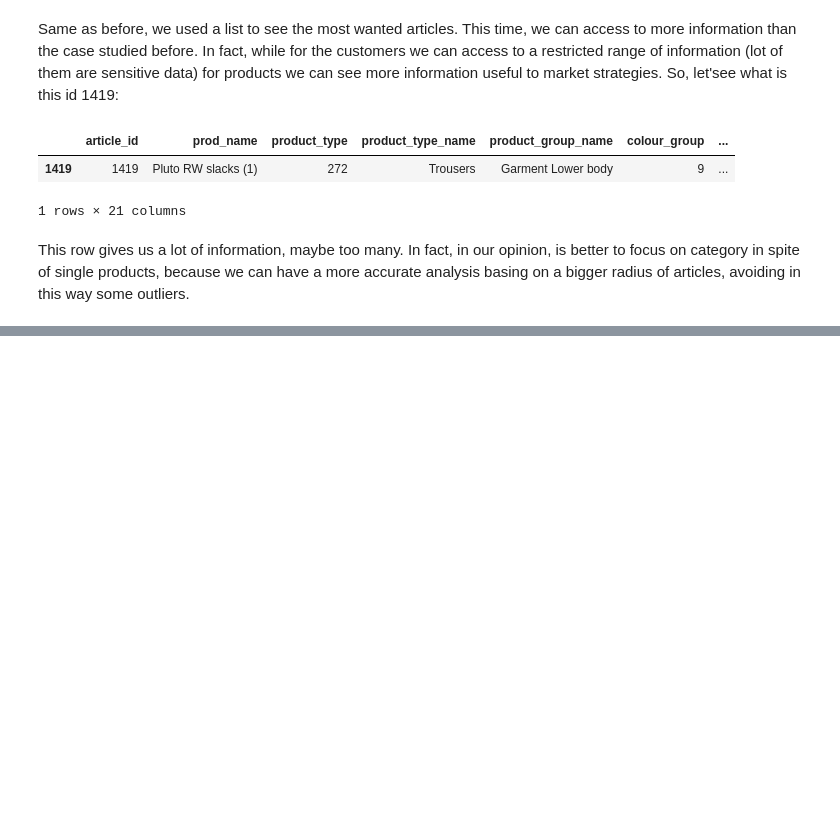
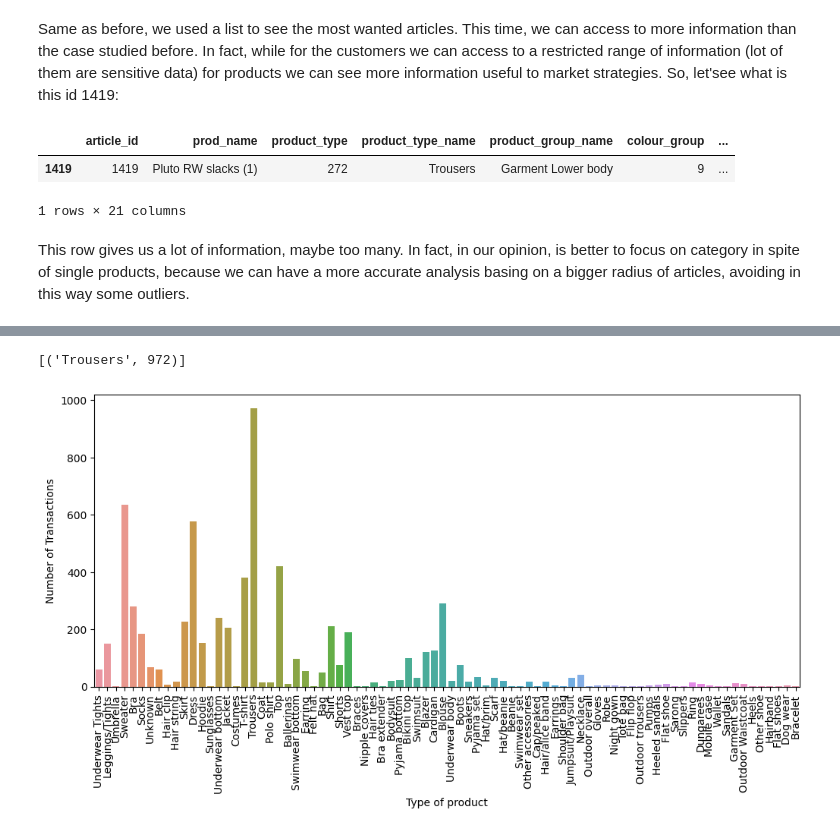
Before and after one commit to alessiabresolin/275601, a Jupyter notebook: project.ipynb, the cells around one changed output, grey strips where cells are left out. Drawn from its saved outputs; the diff is of its cells as text; code cells hidden in the pictures; blank space fills up the shorter version.

```diff
--- a/project.ipynb
+++ b/project.ipynb
@@ -460,3 +460,7 @@ articles.loc[articles['article_id'] == 1419]
 # %% [markdown]
 This row gives us a lot of information, maybe too many.
 In fact, in our opinion, is better to focus on category in spite of single products, because we can have a more accurate analysis basing on a bigger radius of articles, avoiding in this way some outliers.
+# %%
+counttype = Counter(articles['product_type_name'])
+dftypeproducts = pd.DataFrame({'Type of product':list(counttype.keys()),'Number of Transactions':list(counttype.values())})
+print (dftypeproducts)
@@ -463,2 +482,18 @@ In fact, in our opinion, is better to focus on category in spite of single produ
+# %%
+max_type_transaction = dftypeproducts['Number of Transactions'].max()
+types_list = []
+for i in counttype.keys():
+    if counttype[i] == max_type_transaction:
+        types_list.append((i,counttype[i]))
+print (types_list)
+# %% [output]
+[('Trousers', 972)]
+# %%
+plt.figure(figsize=(12,5))
+sns.barplot(x='Type of product', y='Number of Transactions', data=dftypeproducts)
+plt.xticks(rotation=90)
+plt.show()
+# %% [output]
+[figure, added]
 # %%
 #Creare un dataframe transaction che ha al posto di article_id l'id della categoria che va preso dal file article
```
Also changed, not shown: parts of 5 cells of this notebook.
